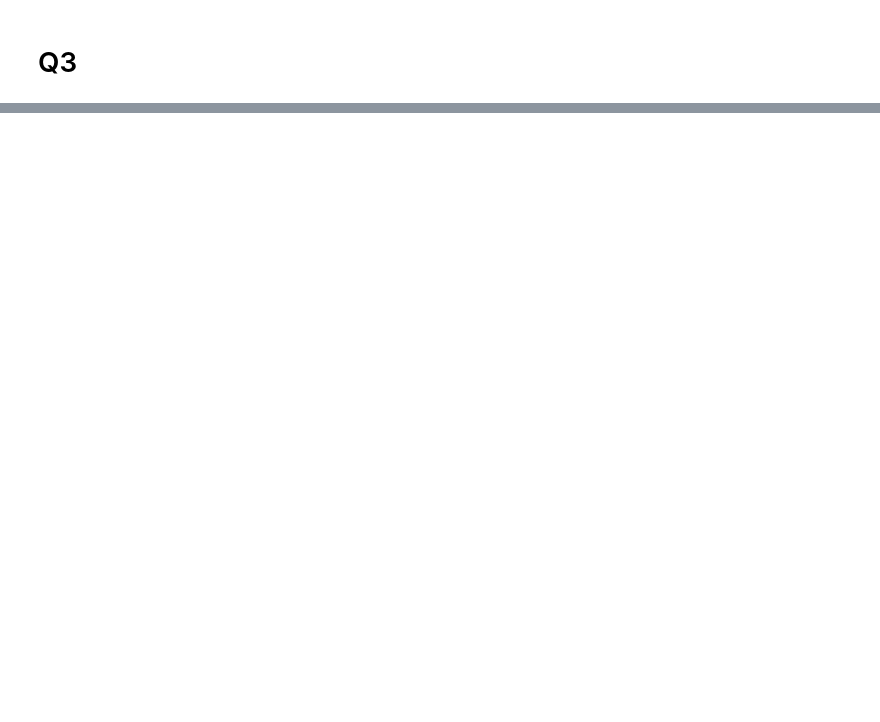
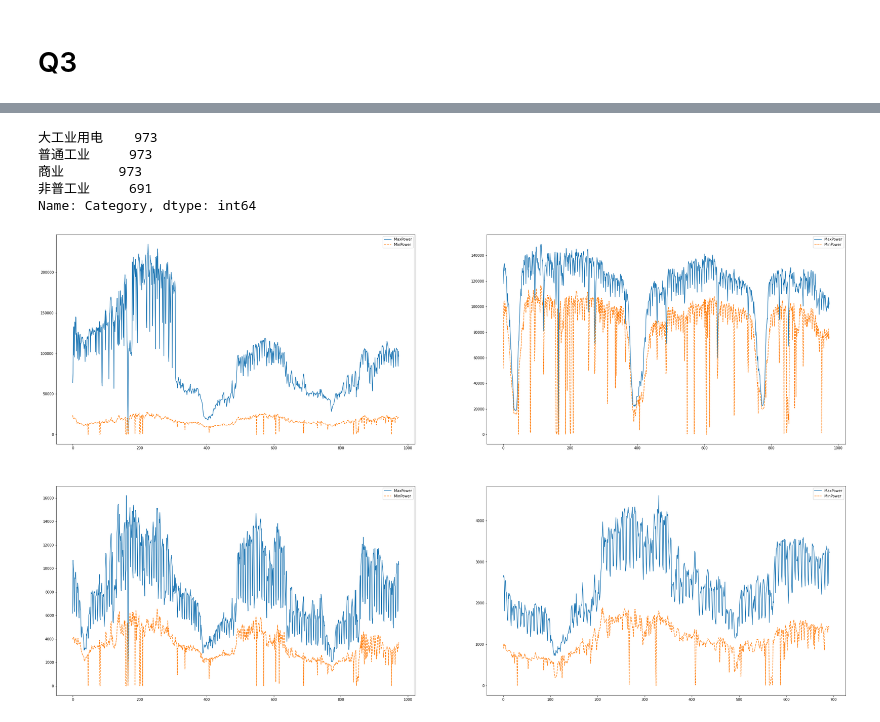
Before and after one commit to W1ndness/Kaggle, a Jupyter notebook: data-analysis-07-lstm.ipynb, the cells around one changed output, grey strips where cells are left out. Saved outputs shown, nothing was run; the diff lists cells and outputs as text; code cells hidden in the pictures; blank space fills up the shorter version.

Commit message:
Kaggle Notebook | Data-Analysis-07-LSTM | Version 22

```diff
--- a/data-analysis-07-lstm.ipynb
+++ b/data-analysis-07-lstm.ipynb
@@ -1751,2 +1174,5 @@ plt.show()
 # %% [markdown]
 # Q3
+# %%
+cat_data = pd.read_csv('../input/electrical-energy-load/train/2.csv')
+cat_data.head()
@@ -1752,0 +1186,28 @@ plt.show()
+# %%
+cat_data.columns = ['Category', 'Date', 'MaxPower', 'MinPower']
+cat_data['Date'] = pd.to_datetime(cat_data['Date'])
+cat_data['Category'].value_counts()
+# %% [output]
+大工业用电    973
+普通工业     973
+商业       973
+非普工业     691
+Name: Category, dtype: int64
+# %%
+groups = cat_data.groupby(['Category'], as_index=False)
+fig, axes = plt.subplots(2, 2, figsize=(40, 24))
+all_data = pd.DataFrame(columns=['Category', 'Date', 'MaxPower', 'MinPower'])
+for i, group in enumerate(groups):
+    x, y = i // 2, i % 2
+    category, df = group
+    grouper = pd.Grouper(key='Date', freq='D')
+    res = df.groupby(grouper).first().reset_index()
+    res = res[['Category', 'Date', 'MaxPower', 'MinPower']]
+    all_data = pd.concat([all_data, res], ignore_index=True)
+    res['MaxPower'] = res['MaxPower'].interpolate()
+    res['MinPower'] = res['MinPower'].interpolate()
+    res.to_csv(f'{category}.csv', index=False)
+    sns.lineplot(data=res[['MaxPower', 'MinPower']], ax=axes[x][y])
+all_data.to_csv('处理后数据.csv', index=False)
+# %% [output]
+[figure, added]
```
Also changed, not shown: parts of 63 cells of this notebook.
